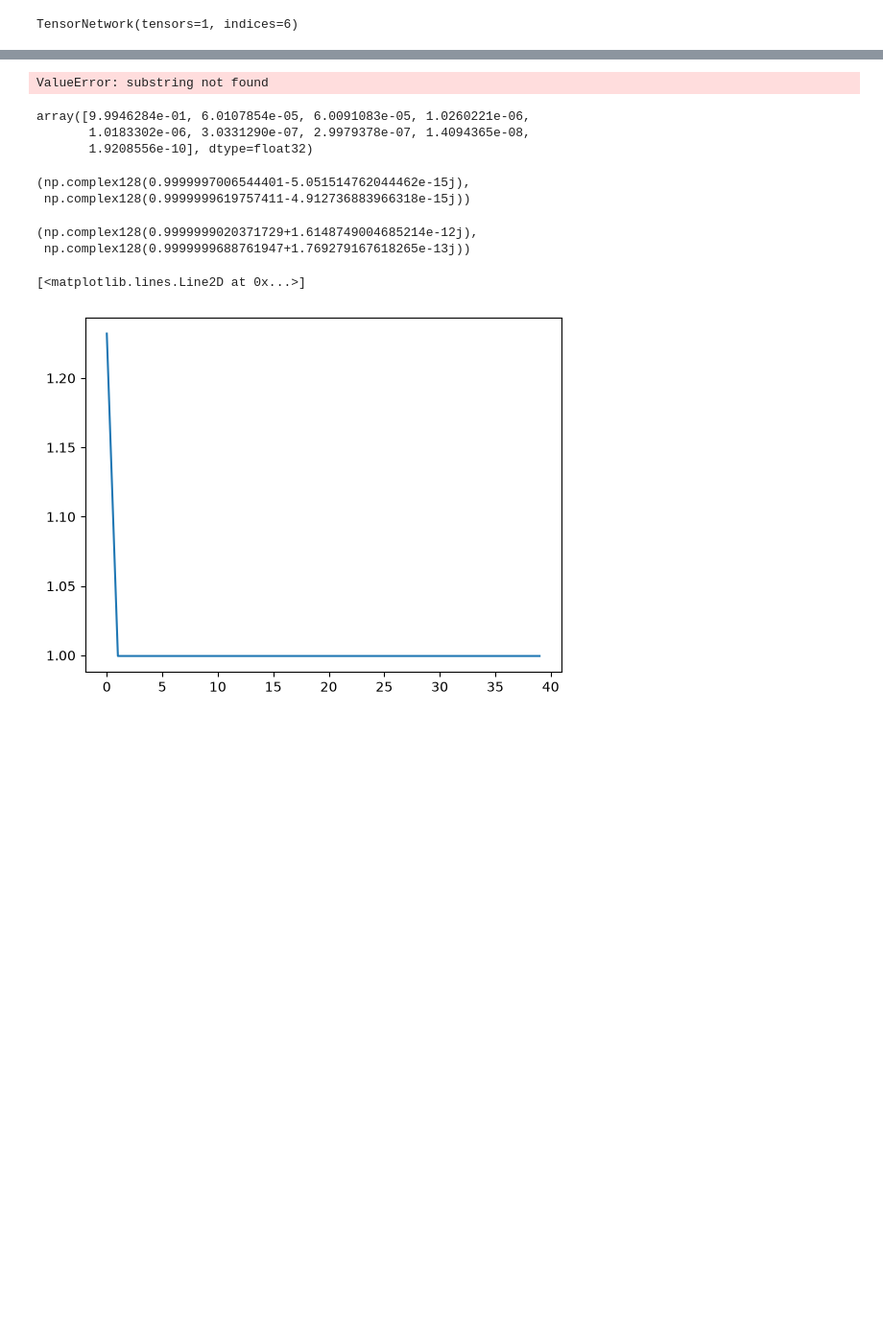
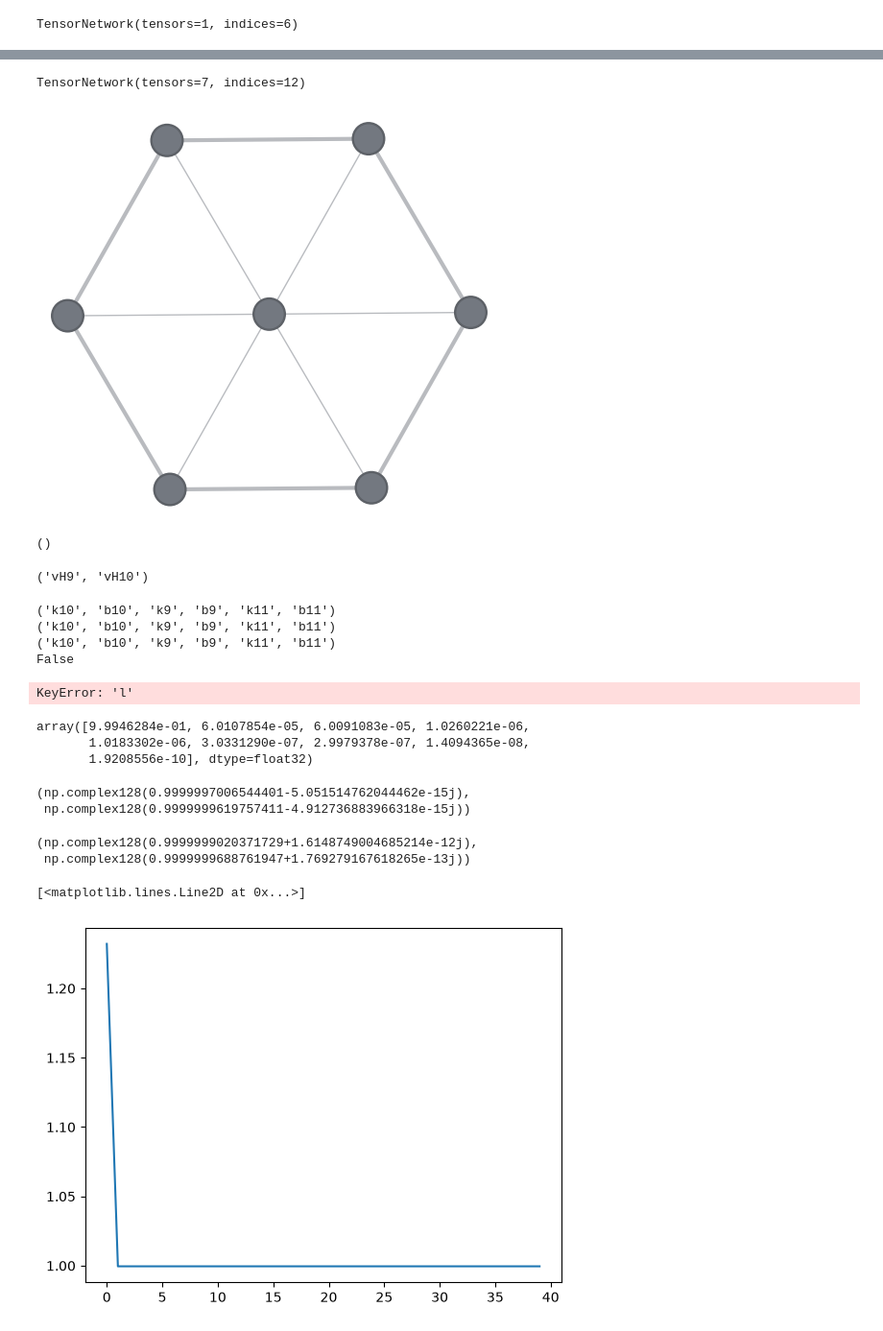
Before and after one commit to kieran-cooney/spt_numerical_classificiation, a Jupyter notebook: code/fermionic_cases/time_reversal_symmetries/z2_f_x_z2_t_majorana_mps_optimization.ipynb, the cells around one changed output, grey strips where cells are left out. Shown at 96% size. Saved outputs shown, nothing was run; the diff lists cells and outputs as text; code cells hidden in the pictures; blank space fills up the shorter version.

```diff
--- a/code/fermionic_cases/time_reversal_symmetries/z2_f_x_z2_t_majorana_mps_optimization.ipynb
+++ b/code/fermionic_cases/time_reversal_symmetries/z2_f_x_z2_t_majorana_mps_optimization.ipynb
@@ -150,9 +150,9 @@ def get_rho_A_purity(A):
 
     transpose_dict = {f'k{i}': f'b{i}' for i in k_inds}
     t1 = A
-    t2 = A.conj().reindex(transpose_dict)
-    t3 = A.reindex(transpose_dict | alternative_vertical_index_dict)
-    t4 = A.conj().reindex(alternative_vertical_index_dict)
+    t2 = A.conj().reindex(transpose_dict).mangle_inner_()
+    t3 = A.reindex(transpose_dict | alternative_vertical_index_dict).mangle_inner_()
+    t4 = A.conj().reindex(alternative_vertical_index_dict).mangle_inner_()
 
     t = (t1 & t2 & t3 & t4)
 
@@ -960,7 +1187,45 @@ opt_out[1][-1]
+# %%
+k_inds = [
+    int(ind[1:]) for ind in A.outer_inds()
+    if ind[0] == 'k'
+]
+
+transpose_dict = {f'k{i}': f'b{i}' for i in k_inds}
+t1 = A.reindex(transpose_dict)
+t2 = A.conj()
+
+t = (rho & t1 & t2)
+# %%
+t
+# %% [output]
+TensorNetwork(tensors=7, indices=12)
+# %%
+t.draw()
+# %% [output]
+[figure, added]
+# %%
+rho.inner_inds()
+# %% [output]
+()
+# %%
+A.inner_inds()
+# %% [output]
+('vH9', 'vH10')
+# %%
+print(rdm.outer_inds())
+x = rdm.reindex(rdm_transpose_map)
+print(rdm.outer_inds())
+print(x.outer_inds())
+print(rdm is x)
+# %% [output]
+('k10', 'b10', 'k9', 'b9', 'k11', 'b11')
+('k10', 'b10', 'k9', 'b9', 'k11', 'b11')
+('k10', 'b10', 'k9', 'b9', 'k11', 'b11')
+False
 # %%
 defect_opt_out = get_defect_ops_and_indices_from_mps_decomposition(rho, opt_out[0], domains_dict)
 # %% [output]
-ValueError: substring not found
+KeyError: 'l'
 # %%
 defect_opt_out[0]
 # %% [output]
```
Also changed, not shown: parts of 47 cells of this notebook.
